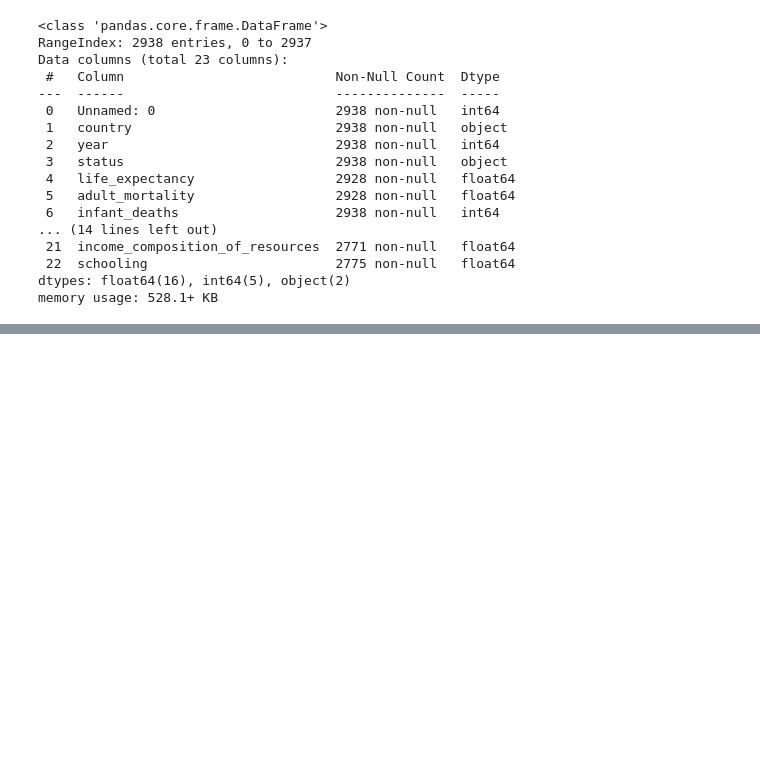
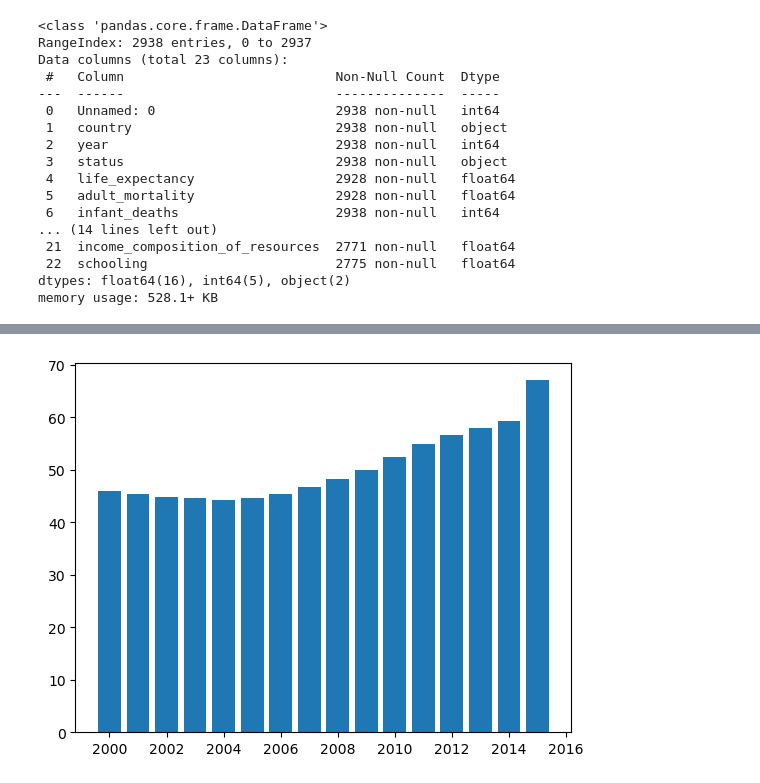
Before and after one commit to GoldenEye37/life-expectancy-prediction-project, a Jupyter notebook: end-to-end-life-expectancy-prediction-project.ipynb, the cells around one changed output, grey strips where cells are left out. Drawn from its saved outputs; the diff is of its cells as text; code cells hidden in the pictures; blank space fills up the shorter version.

```diff
--- a/end-to-end-life-expectancy-prediction-project.ipynb
+++ b/end-to-end-life-expectancy-prediction-project.ipynb
@@ -87,0 +134,11 @@ memory usage: 528.1+ KB
+# %%
+# check life expectancy of zimbabwe over the years
+
+# Filter the dataframe
+filtered_df = life_expectancy[(life_expectancy['country'] == "Zimbabwe")]
+
+# plot
+fig, ax = plt.subplots()
+ax = ax.bar(filtered_df["year"], filtered_df["life_expectancy"])
+# %% [output]
+[figure, added]
```
Also changed, not shown: parts of 5 cells of this notebook.
